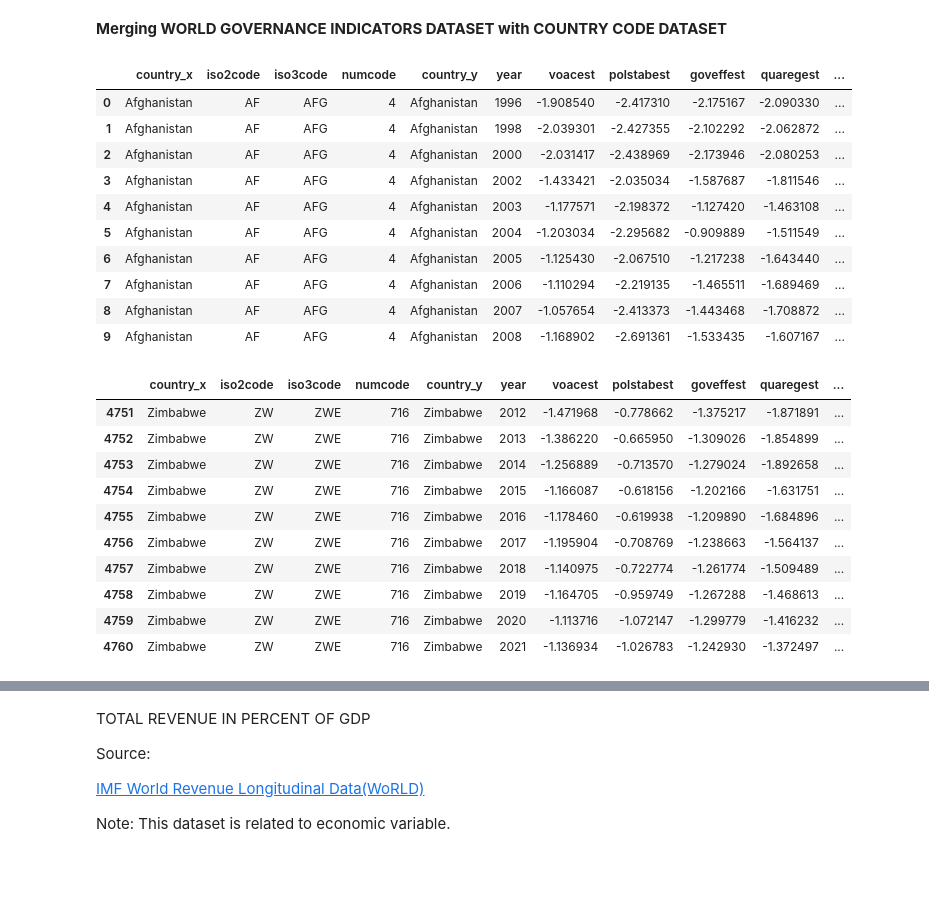
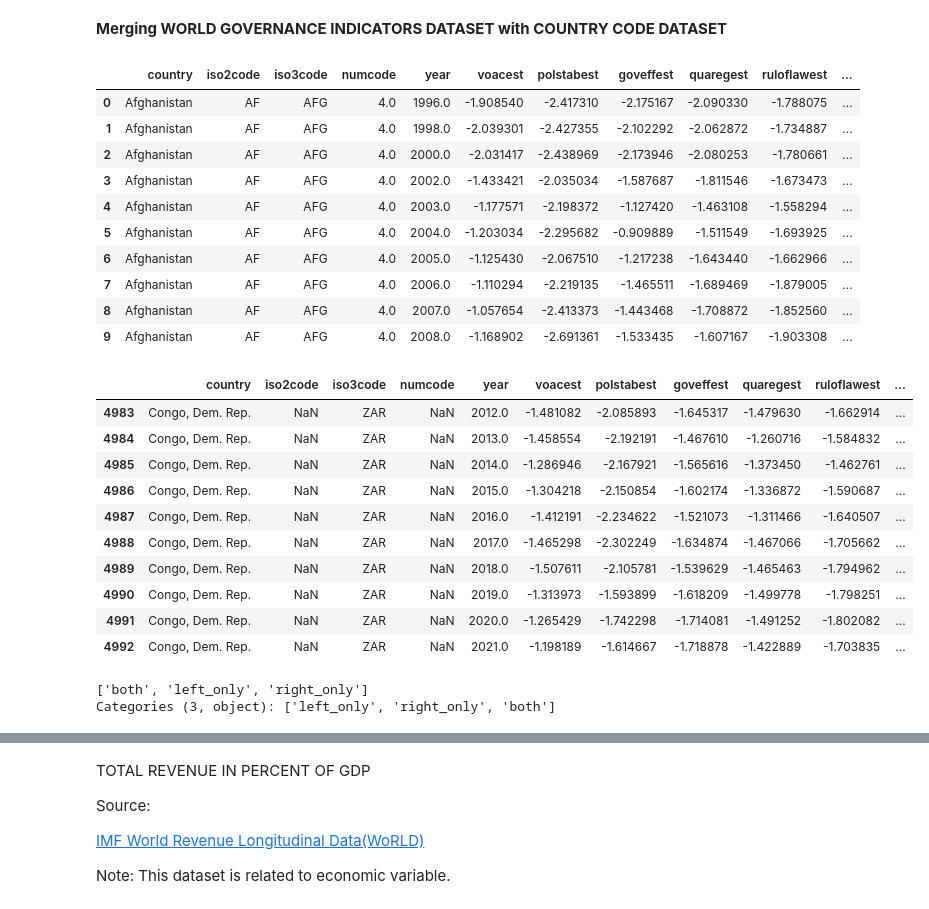
Before and after one commit to kandelprakashchandra/vis, a Jupyter notebook: PS2_Political_and_Socio_Economic_Impact_of_2009_Global_Recession.ipynb, the cells around one changed output, grey strips where cells are left out. Saved outputs shown, nothing was run; the diff lists cells and outputs as text; code cells hidden in the pictures; blank space fills up the shorter version.

```diff
--- a/PS2_Political_and_Socio_Economic_Impact_of_2009_Global_Recession.ipynb
+++ b/PS2_Political_and_Socio_Economic_Impact_of_2009_Global_Recession.ipynb
@@ -322,32 +335,38 @@ print(unique_values)
 # %% [markdown]
 **Merging WORLD GOVERNANCE INDICATORS DATASET with COUNTRY CODE DATASET**
 # %%
-codegovmerged =pd.merge(countcodes, govindic, how='inner',  on=["iso3code"], indicator=True) # merging on a common id variable 'code' and with the dataframe for country codes on the left
+codegovmerged =pd.merge(countcodes, govindic, how='outer',  on=["iso3code", "country"], indicator=True) # merging on a common id variable 'code' and with the dataframe for country codes on the left
 # Here the "inner" parameter was used to get numeric codes for countries in the dataset with the World Governace Indicators
 codegovmerged.head(10)
 codegovmerged.tail(10)
-# at least at first try 'outer' to see how they match
 # %% [output]
-|  | country_x | iso2code | iso3code | numcode | country_y | year | voacest | polstabest | goveffest | quaregest | ... |
-| 0 | Afghanistan | AF | AFG | 4 | Afghanistan | 1996 | -1.908540 | -2.417310 | -2.175167 | -2.090330 | ... |
-| 1 | Afghanistan | AF | AFG | 4 | Afghanistan | 1998 | -2.039301 | -2.427355 | -2.102292 | -2.062872 | ... |
-| 2 | Afghanistan | AF | AFG | 4 | Afghanistan | 2000 | -2.031417 | -2.438969 | -2.173946 | -2.080253 | ... |
-| 3 | Afghanistan | AF | AFG | 4 | Afghanistan | 2002 | -1.433421 | -2.035034 | -1.587687 | -1.811546 | ... |
-| 4 | Afghanistan | AF | AFG | 4 | Afghanistan | 2003 | -1.177571 | -2.198372 | -1.127420 | -1.463108 | ... |
-| 5 | Afghanistan | AF | AFG | 4 | Afghanistan | 2004 | -1.203034 | -2.295682 | -0.909889 | -1.511549 | ... |
-| 6 | Afghanistan | AF | AFG | 4 | Afghanistan | 2005 | -1.125430 | -2.067510 | -1.217238 | -1.643440 | ... |
-| 7 | Afghanistan | AF | AFG | 4 | Afghanistan | 2006 | -1.110294 | -2.219135 | -1.465511 | -1.689469 | ... |
-| 8 | Afghanistan | AF | AFG | 4 | Afghanistan | 2007 | -1.057654 | -2.413373 | -1.443468 | -1.708872 | ... |
-| 9 | Afghanistan | AF | AFG | 4 | Afghanistan | 2008 | -1.168902 | -2.691361 | -1.533435 | -1.607167 | ... |
+|  | country | iso2code | iso3code | numcode | year | voacest | polstabest | goveffest | quaregest | ruloflawest | ... |
+| 0 | Afghanistan | AF | AFG | 4.0 | 1996.0 | -1.908540 | -2.417310 | -2.175167 | -2.090330 | -1.788075 | ... |
+| 1 | Afghanistan | AF | AFG | 4.0 | 1998.0 | -2.039301 | -2.427355 | -2.102292 | -2.062872 | -1.734887 | ... |
+| 2 | Afghanistan | AF | AFG | 4.0 | 2000.0 | -2.031417 | -2.438969 | -2.173946 | -2.080253 | -1.780661 | ... |
+| 3 | Afghanistan | AF | AFG | 4.0 | 2002.0 | -1.433421 | -2.035034 | -1.587687 | -1.811546 | -1.673473 | ... |
+| 4 | Afghanistan | AF | AFG | 4.0 | 2003.0 | -1.177571 | -2.198372 | -1.127420 | -1.463108 | -1.558294 | ... |
+| 5 | Afghanistan | AF | AFG | 4.0 | 2004.0 | -1.203034 | -2.295682 | -0.909889 | -1.511549 | -1.693925 | ... |
+| 6 | Afghanistan | AF | AFG | 4.0 | 2005.0 | -1.125430 | -2.067510 | -1.217238 | -1.643440 | -1.662966 | ... |
+| 7 | Afghanistan | AF | AFG | 4.0 | 2006.0 | -1.110294 | -2.219135 | -1.465511 | -1.689469 | -1.879005 | ... |
+| 8 | Afghanistan | AF | AFG | 4.0 | 2007.0 | -1.057654 | -2.413373 | -1.443468 | -1.708872 | -1.852560 | ... |
+| 9 | Afghanistan | AF | AFG | 4.0 | 2008.0 | -1.168902 | -2.691361 | -1.533435 | -1.607167 | -1.903308 | ... |
-|  | country_x | iso2code | iso3code | numcode | country_y | year | voacest | polstabest | goveffest | quaregest | ... |
-| 4751 | Zimbabwe | ZW | ZWE | 716 | Zimbabwe | 2012 | -1.471968 | -0.778662 | -1.375217 | -1.871891 | ... |
-| 4752 | Zimbabwe | ZW | ZWE | 716 | Zimbabwe | 2013 | -1.386220 | -0.665950 | -1.309026 | -1.854899 | ... |
-| 4753 | Zimbabwe | ZW | ZWE | 716 | Zimbabwe | 2014 | -1.256889 | -0.713570 | -1.279024 | -1.892658 | ... |
-| 4754 | Zimbabwe | ZW | ZWE | 716 | Zimbabwe | 2015 | -1.166087 | -0.618156 | -1.202166 | -1.631751 | ... |
-| 4755 | Zimbabwe | ZW | ZWE | 716 | Zimbabwe | 2016 | -1.178460 | -0.619938 | -1.209890 | -1.684896 | ... |
-| 4756 | Zimbabwe | ZW | ZWE | 716 | Zimbabwe | 2017 | -1.195904 | -0.708769 | -1.238663 | -1.564137 | ... |
-| 4757 | Zimbabwe | ZW | ZWE | 716 | Zimbabwe | 2018 | -1.140975 | -0.722774 | -1.261774 | -1.509489 | ... |
-| 4758 | Zimbabwe | ZW | ZWE | 716 | Zimbabwe | 2019 | -1.164705 | -0.959749 | -1.267288 | -1.468613 | ... |
-| 4759 | Zimbabwe | ZW | ZWE | 716 | Zimbabwe | 2020 | -1.113716 | -1.072147 | -1.299779 | -1.416232 | ... |
-| 4760 | Zimbabwe | ZW | ZWE | 716 | Zimbabwe | 2021 | -1.136934 | -1.026783 | -1.242930 | -1.372497 | ... |
+|  | country | iso2code | iso3code | numcode | year | voacest | polstabest | goveffest | quaregest | ruloflawest | ... |
+| 4983 | Congo, Dem. Rep. | NaN | ZAR | NaN | 2012.0 | -1.481082 | -2.085893 | -1.645317 | -1.479630 | -1.662914 | ... |
+| 4984 | Congo, Dem. Rep. | NaN | ZAR | NaN | 2013.0 | -1.458554 | -2.192191 | -1.467610 | -1.260716 | -1.584832 | ... |
+| 4985 | Congo, Dem. Rep. | NaN | ZAR | NaN | 2014.0 | -1.286946 | -2.167921 | -1.565616 | -1.373450 | -1.462761 | ... |
+| 4986 | Congo, Dem. Rep. | NaN | ZAR | NaN | 2015.0 | -1.304218 | -2.150854 | -1.602174 | -1.336872 | -1.590687 | ... |
+| 4987 | Congo, Dem. Rep. | NaN | ZAR | NaN | 2016.0 | -1.412191 | -2.234622 | -1.521073 | -1.311466 | -1.640507 | ... |
+| 4988 | Congo, Dem. Rep. | NaN | ZAR | NaN | 2017.0 | -1.465298 | -2.302249 | -1.634874 | -1.467066 | -1.705662 | ... |
+| 4989 | Congo, Dem. Rep. | NaN | ZAR | NaN | 2018.0 | -1.507611 | -2.105781 | -1.539629 | -1.465463 | -1.794962 | ... |
+| 4990 | Congo, Dem. Rep. | NaN | ZAR | NaN | 2019.0 | -1.313973 | -1.593899 | -1.618209 | -1.499778 | -1.798251 | ... |
+| 4991 | Congo, Dem. Rep. | NaN | ZAR | NaN | 2020.0 | -1.265429 | -1.742298 | -1.714081 | -1.491252 | -1.802082 | ... |
+| 4992 | Congo, Dem. Rep. | NaN | ZAR | NaN | 2021.0 | -1.198189 | -1.614667 | -1.718878 | -1.422889 | -1.703835 | ... |
+# %%
+unique_values = codegovmerged['_merge'].unique() # inspecting whether the merge was smooth
+
+print(unique_values)
+# %% [output]
+['both', 'left_only', 'right_only']
+Categories (3, object): ['left_only', 'right_only', 'both']
 # %%
```
Also changed, not shown: parts of 40 cells of this notebook.
